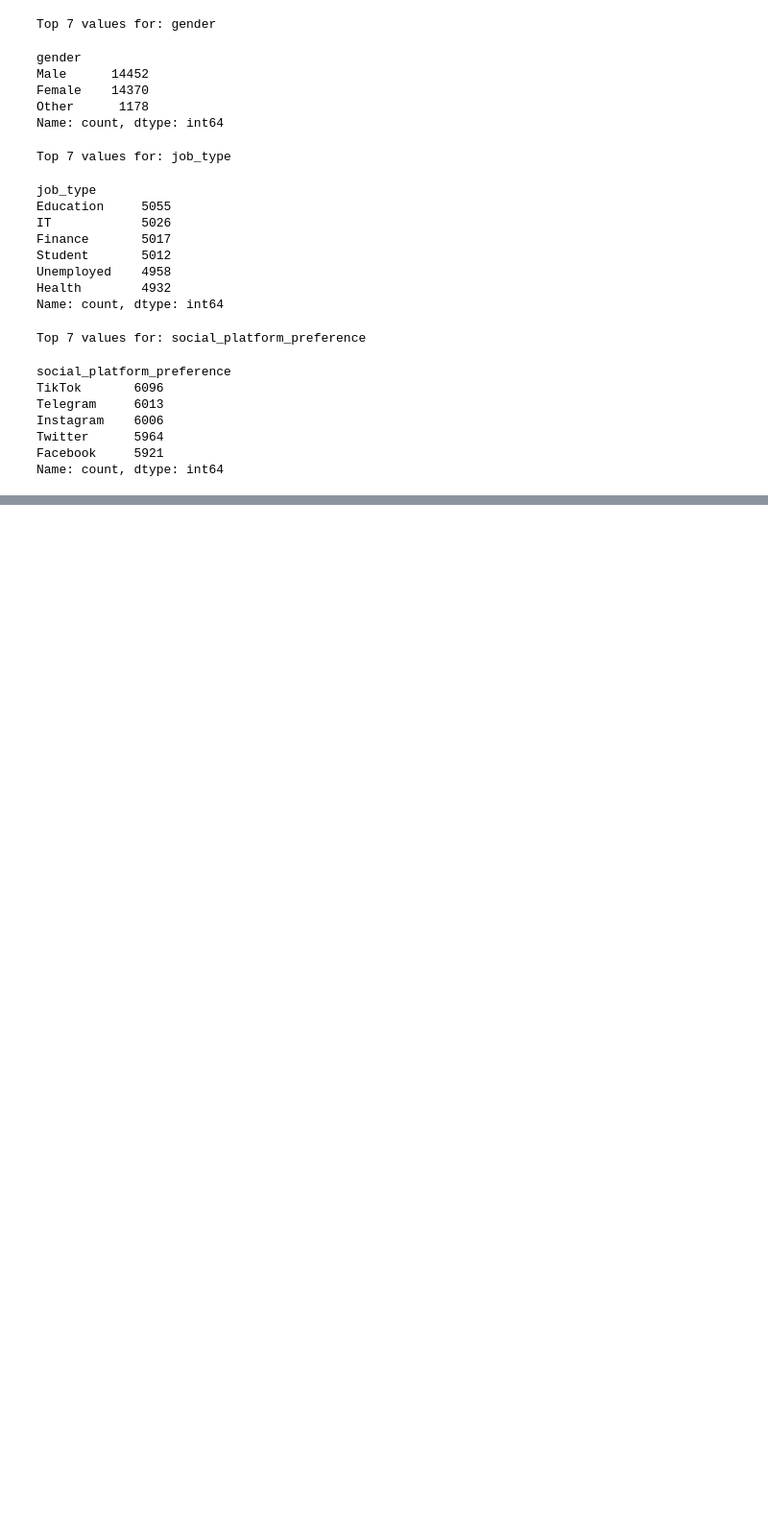
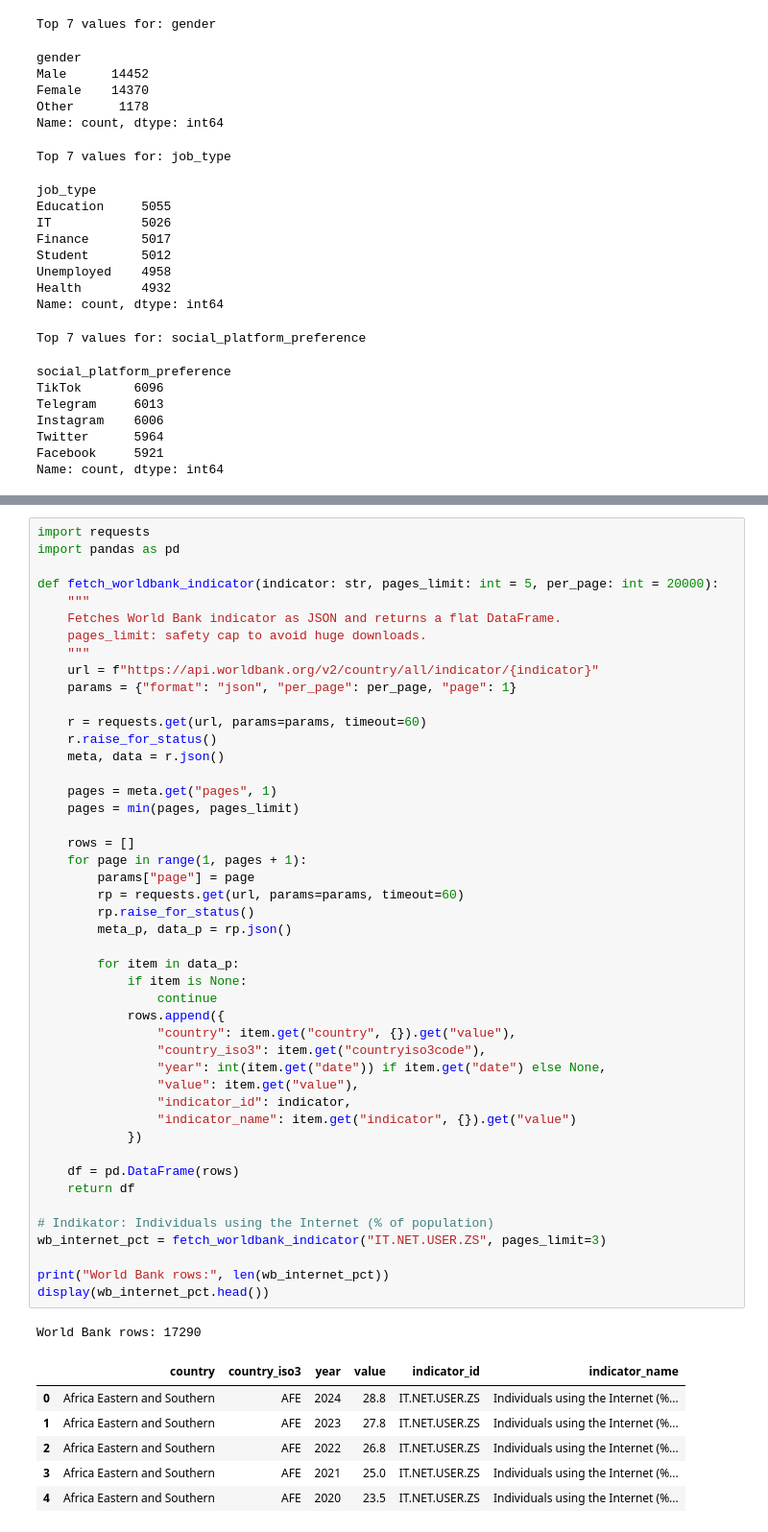
Before and after one commit to djasek21foi/PAP_PROJEKT, a Jupyter notebook: notebooks/01_data_collection.ipynb, the cells around one changed output, grey strips where cells are left out. Shown at 96% size. Drawn from its saved outputs; the diff is of its cells as text; blank space fills up the shorter version.

Commit message:
heterogeneous data source

```diff
--- a/notebooks/01_data_collection.ipynb
+++ b/notebooks/01_data_collection.ipynb
@@ -290,0 +294,54 @@ Name: count, dtype: int64
+# %%
+import requests
+import pandas as pd
+
+def fetch_worldbank_indicator(indicator: str, pages_limit: int = 5, per_page: int = 20000):
+    """
+    Fetches World Bank indicator as JSON and returns a flat DataFrame.
+    pages_limit: safety cap to avoid huge downloads.
+    """
+    url = f"https://api.worldbank.org/v2/country/all/indicator/{indicator}"
+    params = {"format": "json", "per_page": per_page, "page": 1}
+
+    r = requests.get(url, params=params, timeout=60)
+    r.raise_for_status()
+    meta, data = r.json()
+
+    pages = meta.get("pages", 1)
+    pages = min(pages, pages_limit)
+
+    rows = []
+    for page in range(1, pages + 1):
+        params["page"] = page
+        rp = requests.get(url, params=params, timeout=60)
+        rp.raise_for_status()
+        meta_p, data_p = rp.json()
+
+        for item in data_p:
+            if item is None:
+                continue
+            rows.append({
+                "country": item.get("country", {}).get("value"),
+                "country_iso3": item.get("countryiso3code"),
+                "year": int(item.get("date")) if item.get("date") else None,
+                "value": item.get("value"),
+                "indicator_id": indicator,
+                "indicator_name": item.get("indicator", {}).get("value")
+            })
+
+    df = pd.DataFrame(rows)
+    return df
+
+# Indikator: Individuals using the Internet (% of population)
+wb_internet_pct = fetch_worldbank_indicator("IT.NET.USER.ZS", pages_limit=3)
+
+print("World Bank rows:", len(wb_internet_pct))
+display(wb_internet_pct.head())
+# %% [output]
+World Bank rows: 17290
+|  | country | country_iso3 | year | value | indicator_id | indicator_name |
+| 0 | Africa Eastern and Southern | AFE | 2024 | 28.8 | IT.NET.USER.ZS | Individuals using the Internet (%... |
+| 1 | Africa Eastern and Southern | AFE | 2023 | 27.8 | IT.NET.USER.ZS | Individuals using the Internet (%... |
+| 2 | Africa Eastern and Southern | AFE | 2022 | 26.8 | IT.NET.USER.ZS | Individuals using the Internet (%... |
+| 3 | Africa Eastern and Southern | AFE | 2021 | 25.0 | IT.NET.USER.ZS | Individuals using the Internet (%... |
+| 4 | Africa Eastern and Southern | AFE | 2020 | 23.5 | IT.NET.USER.ZS | Individuals using the Internet (%... |
```
Also changed, not shown: parts of 1 cell of this notebook.
